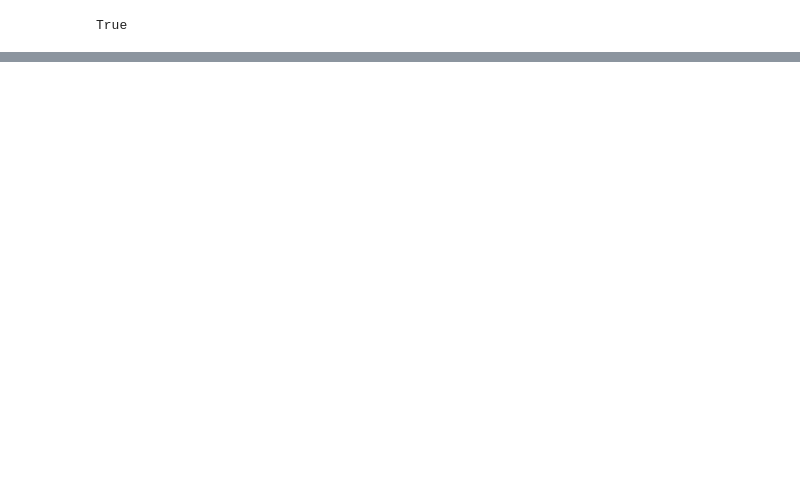
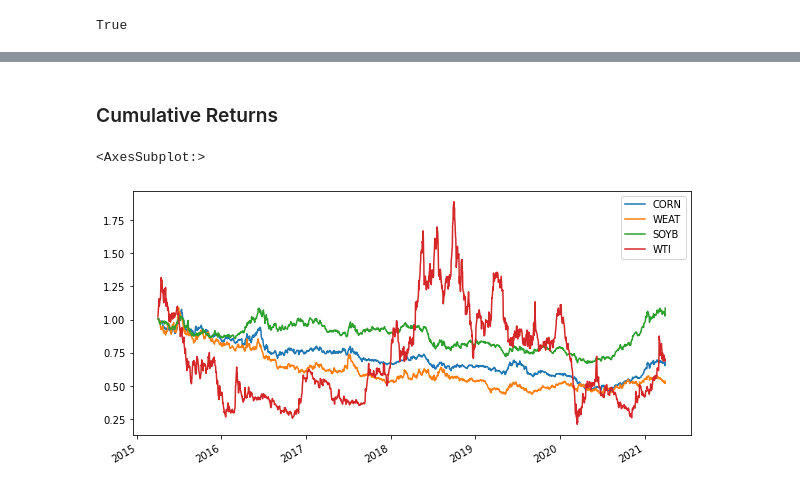
Before and after one commit to scolpan/gee_etf, a Jupyter notebook: WEATCORNSOYB.ipynb, the cells around one changed output, grey strips where cells are left out. Drawn from its saved outputs; the diff is of its cells as text; code cells hidden in the pictures; blank space fills up the shorter version.

```diff
--- a/WEATCORNSOYB.ipynb
+++ b/WEATCORNSOYB.ipynb
@@ -34,6 +38,6 @@ end_date2 = pd.Timestamp("2021-03-31", tz="America/New_York").isoformat()
 # %%
 # Set the tickers
-tickers = ["WEAT", "CORN", "SOYB"]
+tickers = ["WEAT", "CORN", "SOYB", "WTI"]
 
 # Set timeframe to '1D' for Alpaca API
 timeframe = "1D"
@@ -41,7 +45,7 @@ timeframe = "1D"
 # Get 6 years worth of historical data for WEAT, CORN and SOYB
 
 # Max limit of 1000 so we get two sets of date range data and concatenate.
-df_fund_data1 = alpaca.get_barset(
+df_etf_data1 = alpaca.get_barset(
     tickers,
     timeframe,
     start = start_date1,
@@ -49,7 +53,7 @@ df_fund_data1 = alpaca.get_barset(
     limit=1000
 ).df
 
-df_fund_data2 = alpaca.get_barset(
+df_etf_data2 = alpaca.get_barset(
     tickers,
     timeframe,
     start = start_date2,
@@ -84,0 +201,16 @@ df_fund_data
+# %% [markdown]
+### Cumulative Returns
+# %%
+#Combine Agricultural commodities and Crude Oil
+commodities_combined = pd.concat(
+    [etf_daily_returns, crude_daily_returns], axis="columns", join="inner"
+)
+
+# Calculate cumulative returns of all commodities
+cumulative_returns = (1+commodities_combined).cumprod()
+
+# Plot cumulative returns for the commodities
+cumulative_returns.plot(figsize=(10,5))
+# %% [output]
+<AxesSubplot:>
+[figure, added]
```
Also changed, not shown: parts of 12 cells of this notebook, 1 other file.
